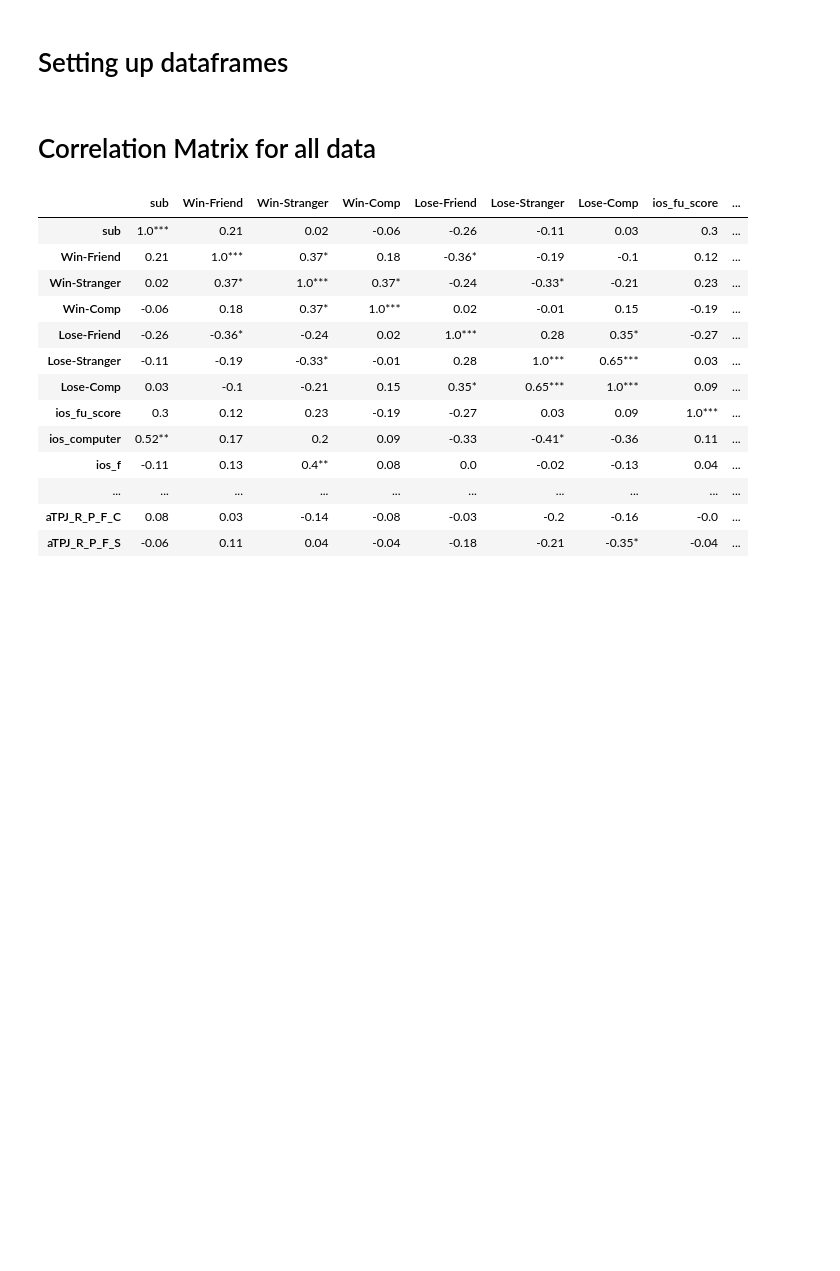
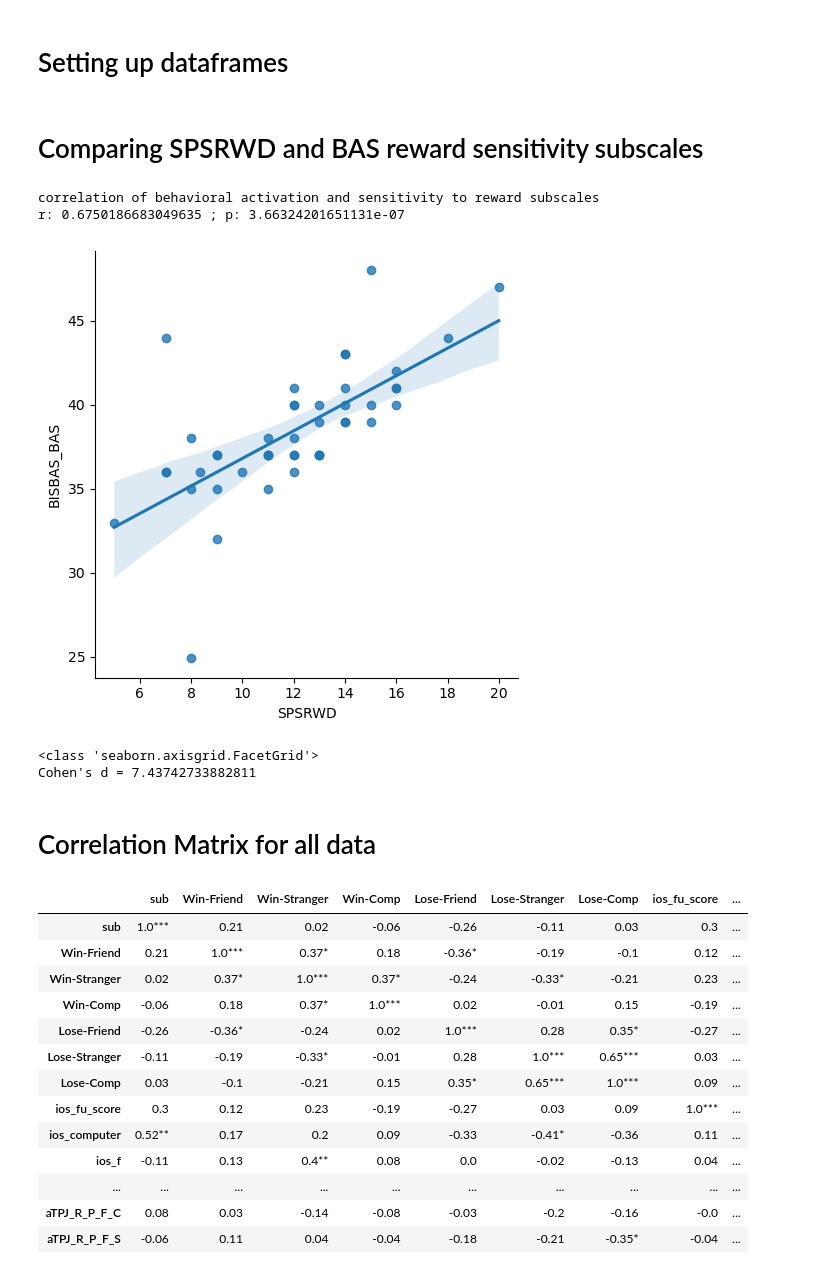
Before and after one commit to DVS-Lab/istart-sharedreward, a Jupyter notebook: code/SharedReward_behavioral-checks_and_prelim-data-analyses.ipynb, the cells around one changed output. Cells and saved outputs as stored; diff of their text form; code cells hidden in the pictures; blank space fills up the shorter version.

```diff
--- a/code/SharedReward_behavioral-checks_and_prelim-data-analyses.ipynb
+++ b/code/SharedReward_behavioral-checks_and_prelim-data-analyses.ipynb
@@ -62,6 +63,27 @@ df_psr = df.dropna(subset = ['Win_F_S'])
 df_both = df_psr.dropna(subset=['ios_diff_computer'])
 
 pd.set_option('display.max_columns',None,'display.max_rows', None)
+# %% [markdown]
+# Comparing SPSRWD and BAS reward sensitivity subscales
+# %%
+RS_df = pd.merge(APD[['sub','SPSRWD','BISBAS_BAS']], temp['sub'], on='sub', how = 'right')
+r,p = stats.pearsonr(RS_df['BISBAS_BAS'], RS_df['SPSRWD'])
+print("correlation of behavioral activation and sensitivity to reward subscales \nr: %s ; p: %s" %(r,p))
+fig=sns.lmplot(y="BISBAS_BAS",x="SPSRWD", data=RS_df, order=1)
+plt.show()
+print(type(fig))
+
+def cohen_d(x,y):
+    d = (mean(x) - mean(y)) / sqrt((std(x, ddof=1) ** 2 + std(y, ddof=1) ** 2) / 2.0)
+    print ("Cohen's d = " + str(d))
+
+cohen_d(RS_df['BISBAS_BAS'], RS_df['SPSRWD'])
+# %% [output]
+correlation of behavioral activation and sensitivity to reward subscales
+r: 0.6750186683049635 ; p: 3.66324201651131e-07
+[figure, added]
+<class 'seaborn.axisgrid.FacetGrid'>
+Cohen's d = 7.43742733882811
 # %% [markdown]
 # Correlation Matrix for all data
 # %%
```
Also changed, not shown: parts of 5 cells of this notebook, 5 other files.
